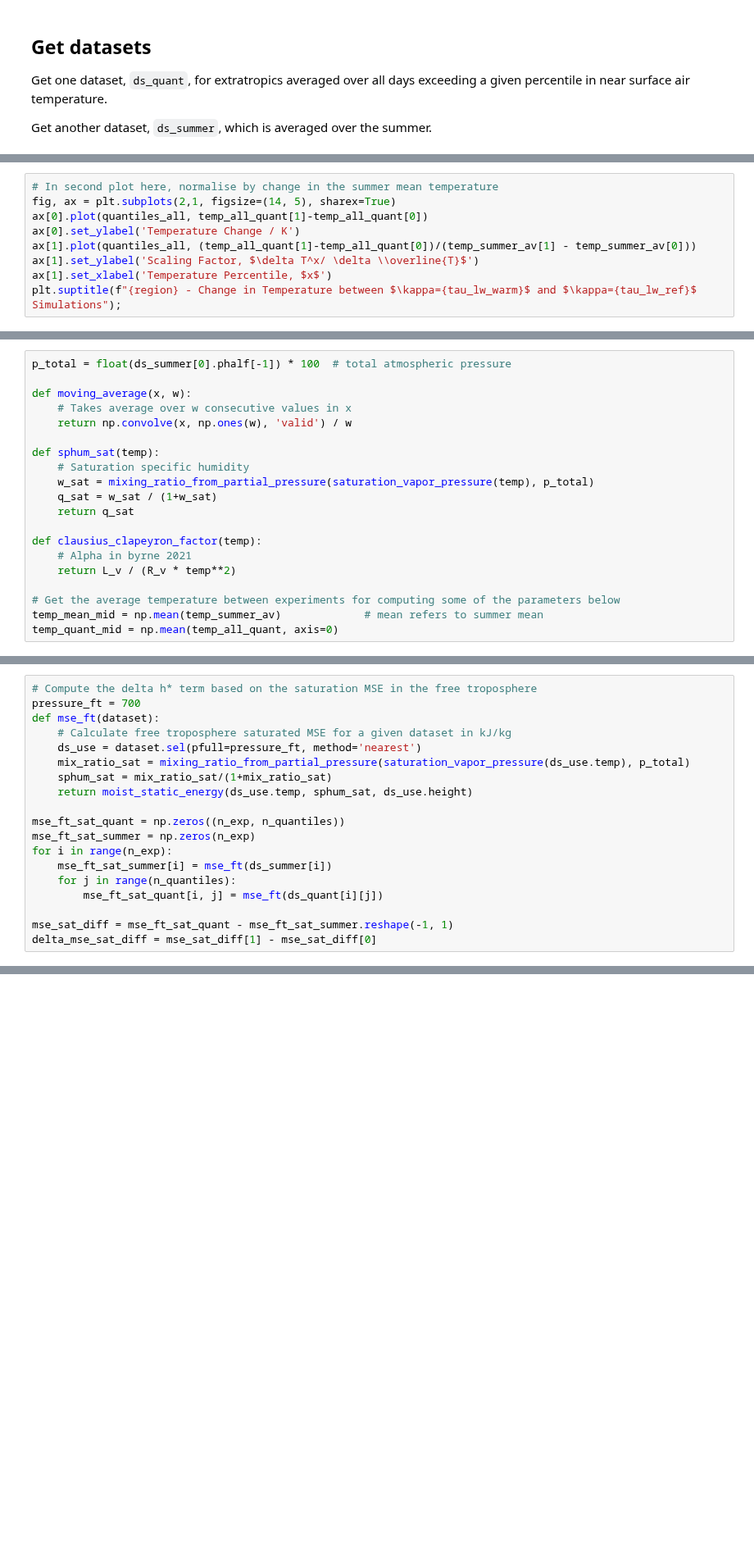
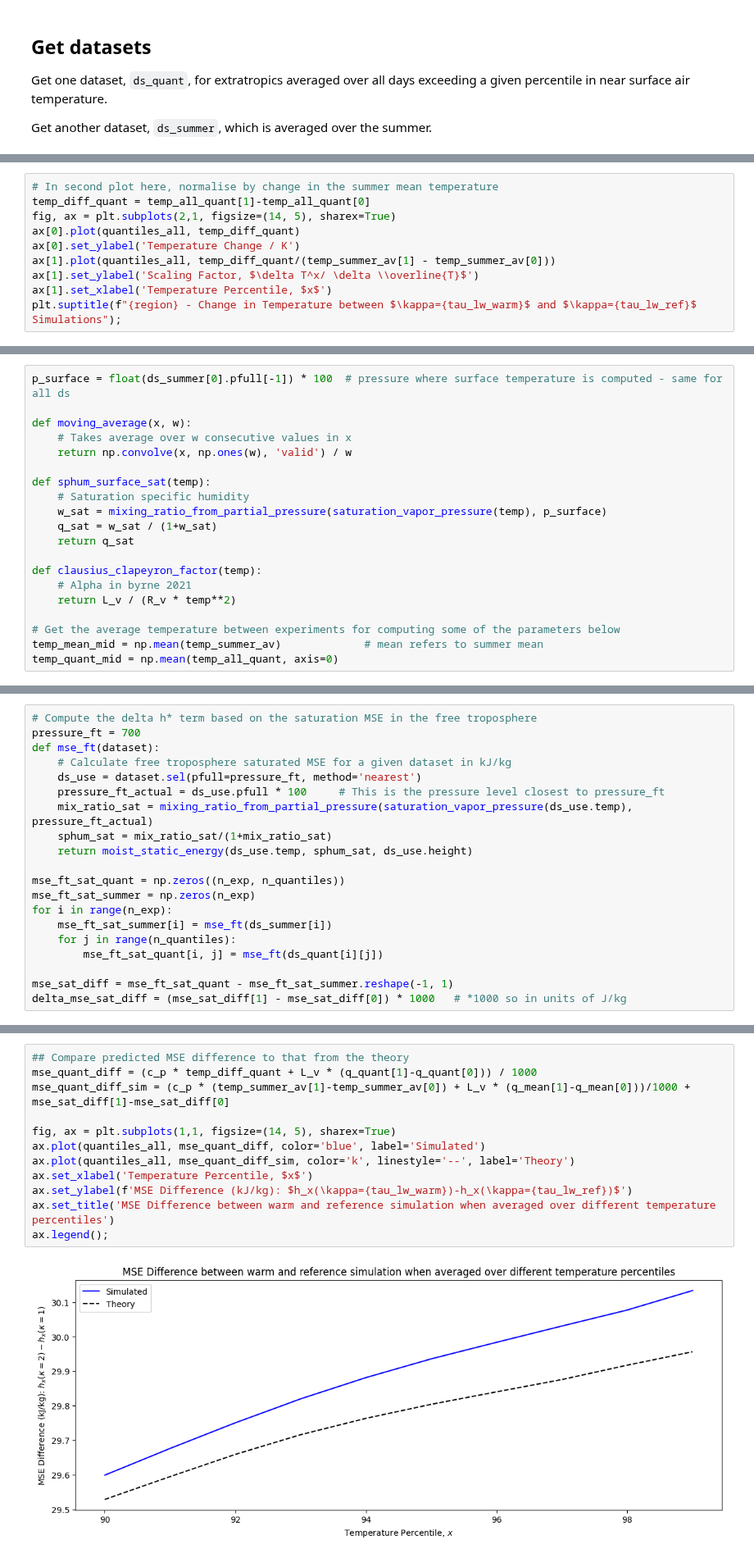
Before and after one commit to jduffield65/Isca, a Jupyter notebook: jobs/tau_sweep/aquaplanet/extratrop_temp_quant_theory.ipynb, the cells around one changed output, grey strips where cells are left out. Shown at 82% size. Cells and saved outputs as stored; diff of their text form; blank space fills up the shorter version.

```diff
--- a/jobs/tau_sweep/aquaplanet/extratrop_temp_quant_theory.ipynb
+++ b/jobs/tau_sweep/aquaplanet/extratrop_temp_quant_theory.ipynb
@@ -90,10 +90,11 @@ for i in range(n_exp):
         temp_all_quant[i, j] = ds_quant[i][j].temp[-1]
 # %%
 # In second plot here, normalise by change in the summer mean temperature
+temp_diff_quant = temp_all_quant[1]-temp_all_quant[0]
 fig, ax = plt.subplots(2,1, figsize=(14, 5), sharex=True)
-ax[0].plot(quantiles_all, temp_all_quant[1]-temp_all_quant[0])
+ax[0].plot(quantiles_all, temp_diff_quant)
 ax[0].set_ylabel('Temperature Change / K')
-ax[1].plot(quantiles_all, (temp_all_quant[1]-temp_all_quant[0])/(temp_summer_av[1] - temp_summer_av[0]))
+ax[1].plot(quantiles_all, temp_diff_quant/(temp_summer_av[1] - temp_summer_av[0]))
 ax[1].set_ylabel('Scaling Factor, $\delta T^x/ \delta \\overline{T}$')
 ax[1].set_xlabel('Temperature Percentile, $x$')
 plt.suptitle(f"{region} - Change in Temperature between $\kappa={tau_lw_warm}$ and $\kappa={tau_lw_ref}$ Simulations");
@@ -104,13 +106,13 @@ plt.suptitle(f"{region} - Change in Temperature between $\kappa={tau_lw_warm}$ a
 # %%
-p_total = float(ds_summer[0].phalf[-1]) * 100  # total atmospheric pressure
+p_surface = float(ds_summer[0].pfull[-1]) * 100  # pressure where surface temperature is computed - same for all ds
 
 def moving_average(x, w):
     # Takes average over w consecutive values in x
     return np.convolve(x, np.ones(w), 'valid') / w
 
-def sphum_sat(temp):
+def sphum_surface_sat(temp):
     # Saturation specific humidity
-    w_sat = mixing_ratio_from_partial_pressure(saturation_vapor_pressure(temp), p_total)
+    w_sat = mixing_ratio_from_partial_pressure(saturation_vapor_pressure(temp), p_surface)
     q_sat = w_sat / (1+w_sat)
     return q_sat
 
@@ -153,7 +158,8 @@ pressure_ft = 700
 def mse_ft(dataset):
     # Calculate free troposphere saturated MSE for a given dataset in kJ/kg
     ds_use = dataset.sel(pfull=pressure_ft, method='nearest')
-    mix_ratio_sat = mixing_ratio_from_partial_pressure(saturation_vapor_pressure(ds_use.temp), p_total)
+    pressure_ft_actual = ds_use.pfull * 100     # This is the pressure level closest to pressure_ft
+    mix_ratio_sat = mixing_ratio_from_partial_pressure(saturation_vapor_pressure(ds_use.temp), pressure_ft_actual)
     sphum_sat = mix_ratio_sat/(1+mix_ratio_sat)
     return moist_static_energy(ds_use.temp, sphum_sat, ds_use.height)
 
@@ -165,4 +171,4 @@ for i in range(n_exp):
         mse_ft_sat_quant[i, j] = mse_ft(ds_quant[i][j])
 
 mse_sat_diff = mse_ft_sat_quant - mse_ft_sat_summer.reshape(-1, 1)
-delta_mse_sat_diff = mse_sat_diff[1] - mse_sat_diff[0]
+delta_mse_sat_diff = (mse_sat_diff[1] - mse_sat_diff[0]) * 1000   # *1000 so in units of J/kg
@@ -179,0 +175,14 @@ array([8.08673096, 8.05889893, 8.02947998, 7.99703979, 7.9616394 ,
+# %%
+## Compare predicted MSE difference to that from the theory
+mse_quant_diff = (c_p * temp_diff_quant + L_v * (q_quant[1]-q_quant[0])) / 1000
+mse_quant_diff_sim = (c_p * (temp_summer_av[1]-temp_summer_av[0]) + L_v * (q_mean[1]-q_mean[0]))/1000 + mse_sat_diff[1]-mse_sat_diff[0]
+
+fig, ax = plt.subplots(1,1, figsize=(14, 5), sharex=True)
+ax.plot(quantiles_all, mse_quant_diff, color='blue', label='Simulated')
+ax.plot(quantiles_all, mse_quant_diff_sim, color='k', linestyle='--', label='Theory')
+ax.set_xlabel('Temperature Percentile, $x$')
+ax.set_ylabel(f'MSE Difference (kJ/kg): $h_x(\kappa={tau_lw_warm})-h_x(\kappa={tau_lw_ref})$')
+ax.set_title('MSE Difference between warm and reference simulation when averaged over different temperature percentiles')
+ax.legend();
+# %% [output]
+[figure, added]
```
Also changed, not shown: parts of 11 cells of this notebook.
